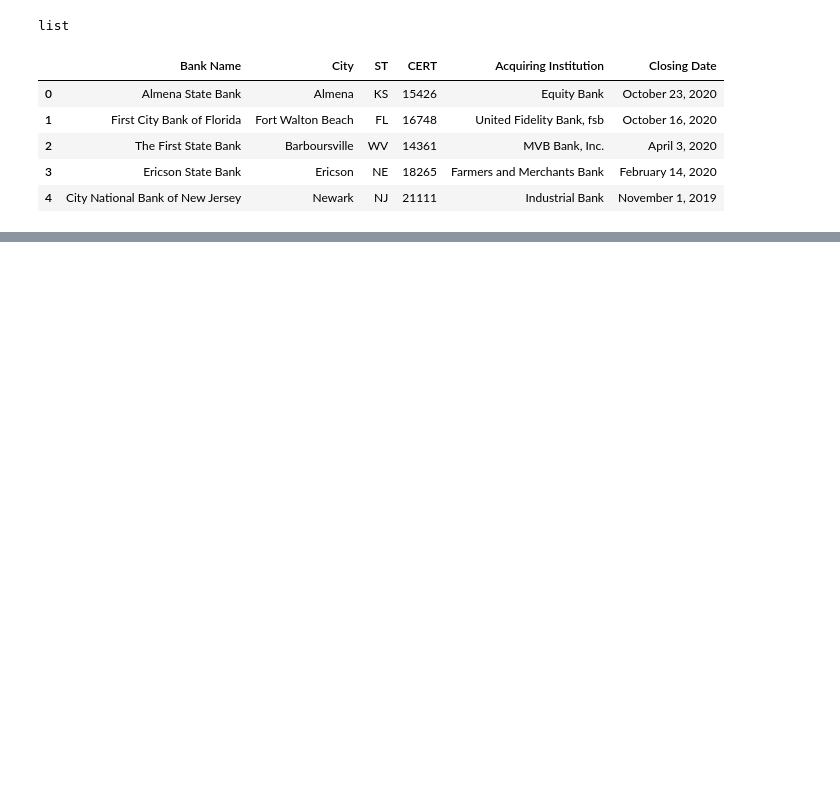
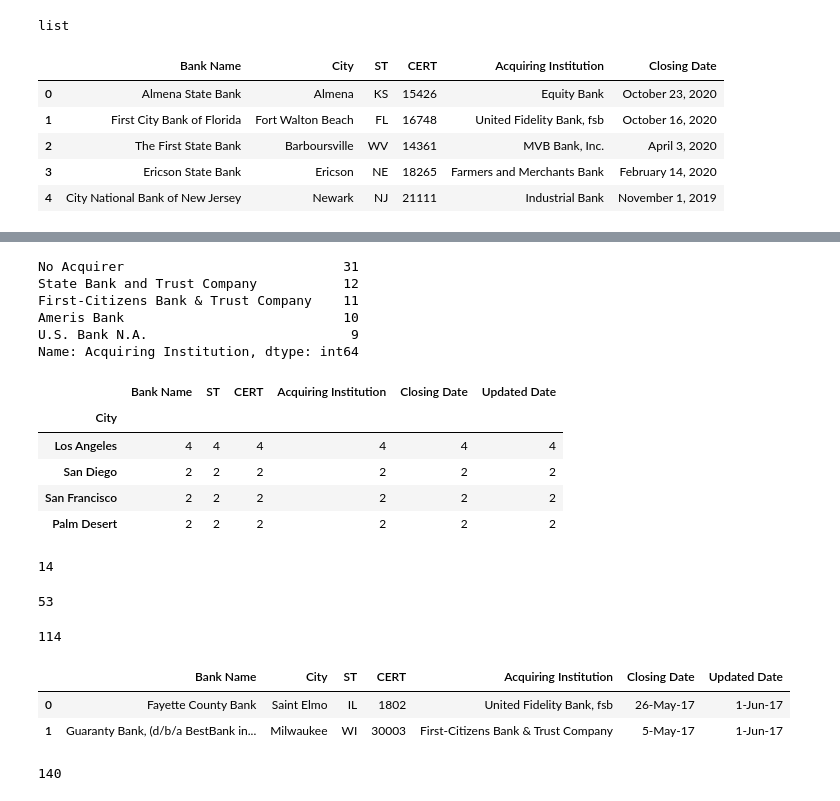
Before and after one commit to fayenka/Python-Baby-steps, a Jupyter notebook: Working with data using pandas.ipynb, the cells around one changed output, grey strips where cells are left out. Cells and saved outputs as stored; diff of their text form; code cells hidden in the pictures; blank space fills up the shorter version.

```diff
--- a/Working with data using pandas.ipynb
+++ b/Working with data using pandas.ipynb
@@ -255,0 +317,46 @@ df[0].head()
+# %%
+#top N acquiring banks
+banks['Acquiring Institution'].value_counts().iloc[:5]
+# %% [output]
+No Acquirer                            31
+State Bank and Trust Company           12
+First-Citizens Bank & Trust Company    11
+Ameris Bank                            10
+U.S. Bank N.A.                          9
+Name: Acquiring Institution, dtype: int64
+# %%
+# whats the most common city in California for a bank to fail in
+banks[banks['ST']=='CA'].groupby ('City').count().sort_values('Bank Name', ascending=False).head(4)
+# %% [output]
+|  | Bank Name | ST | CERT | Acquiring Institution | Closing Date | Updated Date |
+| City |  |  |  |  |  |  |
+| Los Angeles | 4 | 4 | 4 | 4 | 4 | 4 |
+| San Diego | 2 | 2 | 2 | 2 | 2 | 2 |
+| San Francisco | 2 | 2 | 2 | 2 | 2 | 2 |
+| Palm Desert | 2 | 2 | 2 | 2 | 2 | 2 |
+# %%
+#number of banks without the word bank in their name
+sum(banks['Bank Name'].apply(lambda name: 'Bank' not in name))
+# %% [output]
+14
+# %%
+#bank names starting with the letter S
+sum(banks['Bank Name'].apply(lambda name: name[0].upper() =='S'))
+# %% [output]
+53
+# %%
+#banks consisting of two words
+sum(banks['Bank Name'].apply(lambda name: len(name.split())==2))
+# %% [output]
+114
+# %%
+#how many banks failed in 2008?
+banks.head(2)
+# %% [output]
+|  | Bank Name | City | ST | CERT | Acquiring Institution | Closing Date | Updated Date |
+| 0 | Fayette County Bank | Saint Elmo | IL | 1802 | United Fidelity Bank, fsb | 26-May-17 | 1-Jun-17 |
+| 1 | Guaranty Bank, (d/b/a BestBank in... | Milwaukee | WI | 30003 | First-Citizens Bank & Trust Company | 5-May-17 | 1-Jun-17 |
+# %%
+sum(banks['Closing Date'].apply(lambda date: date[-2:] == '09'))
+# %% [output]
+140
```
Also changed, not shown: parts of 9 cells of this notebook, 1 other file.
